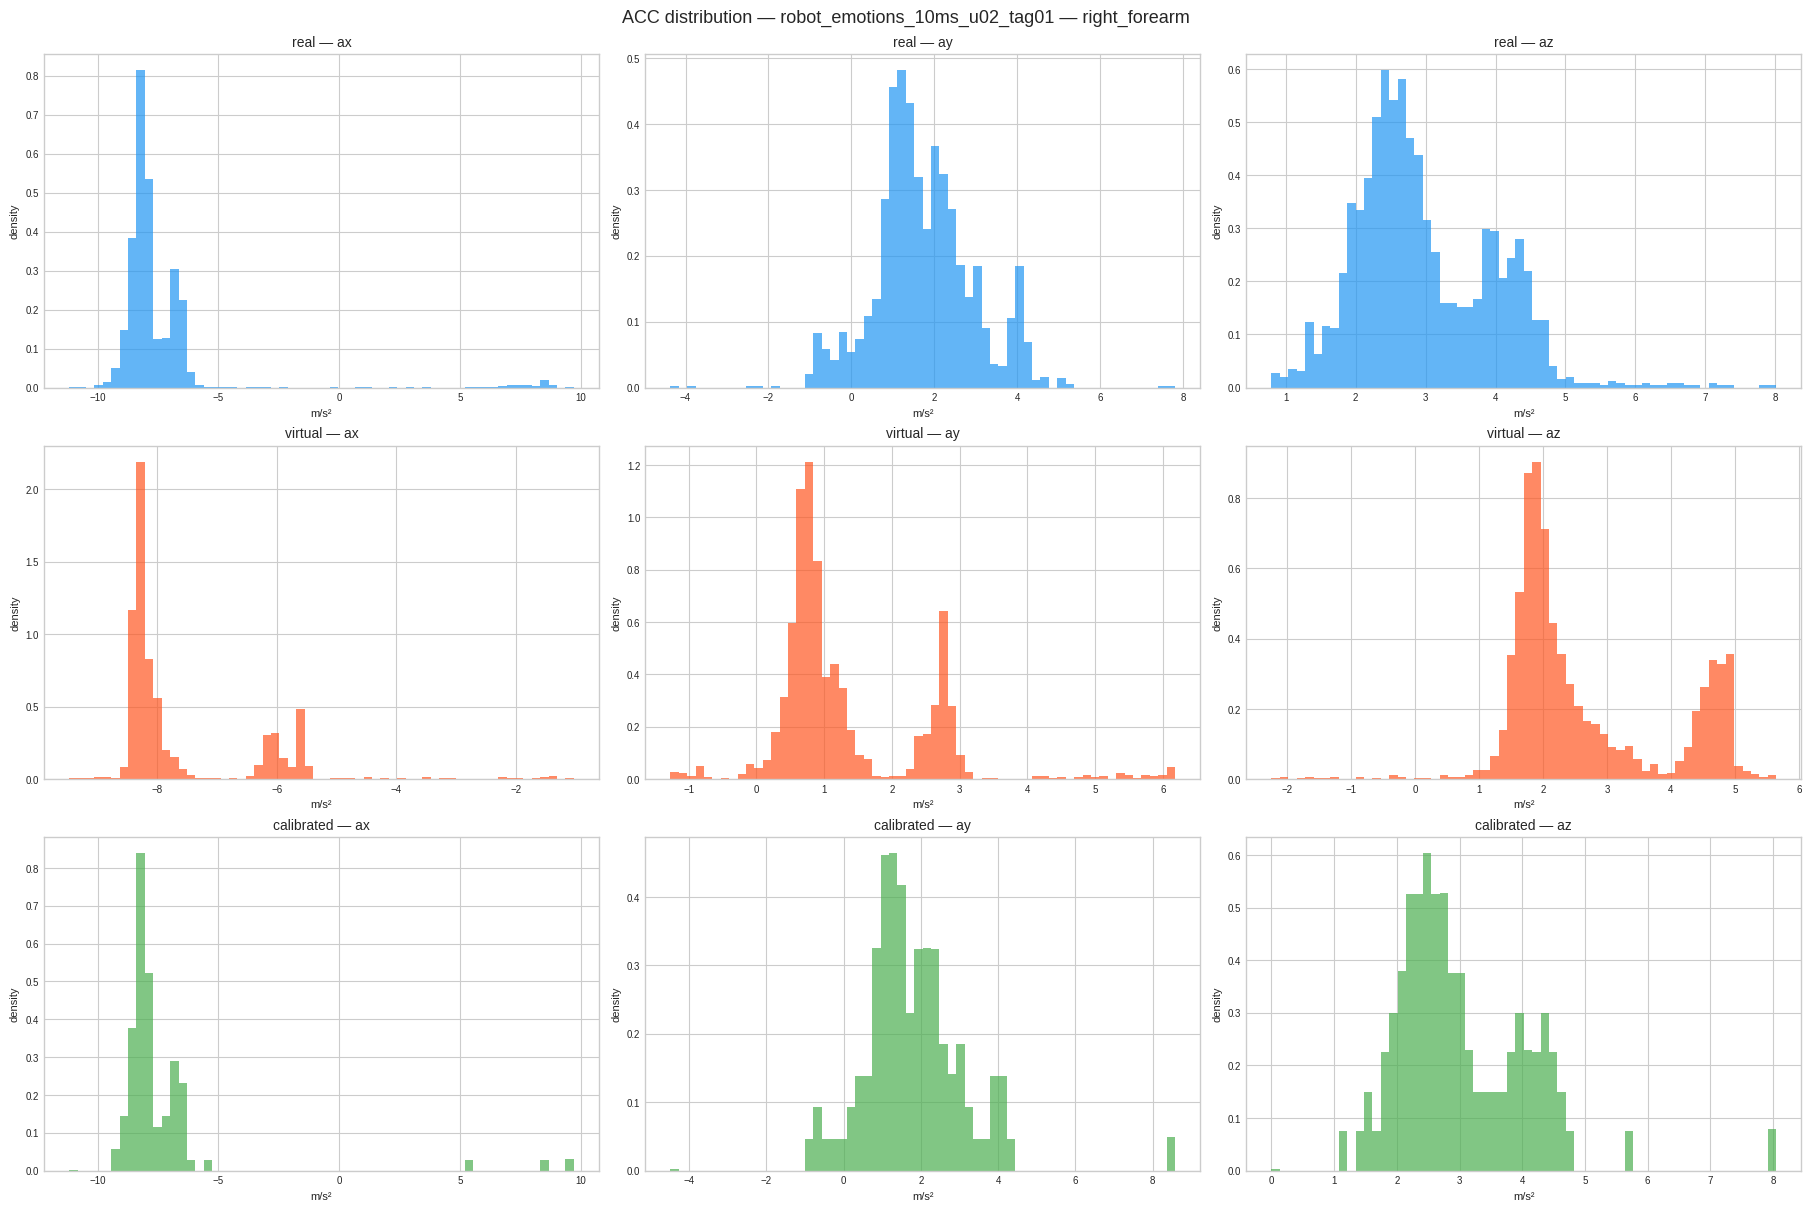
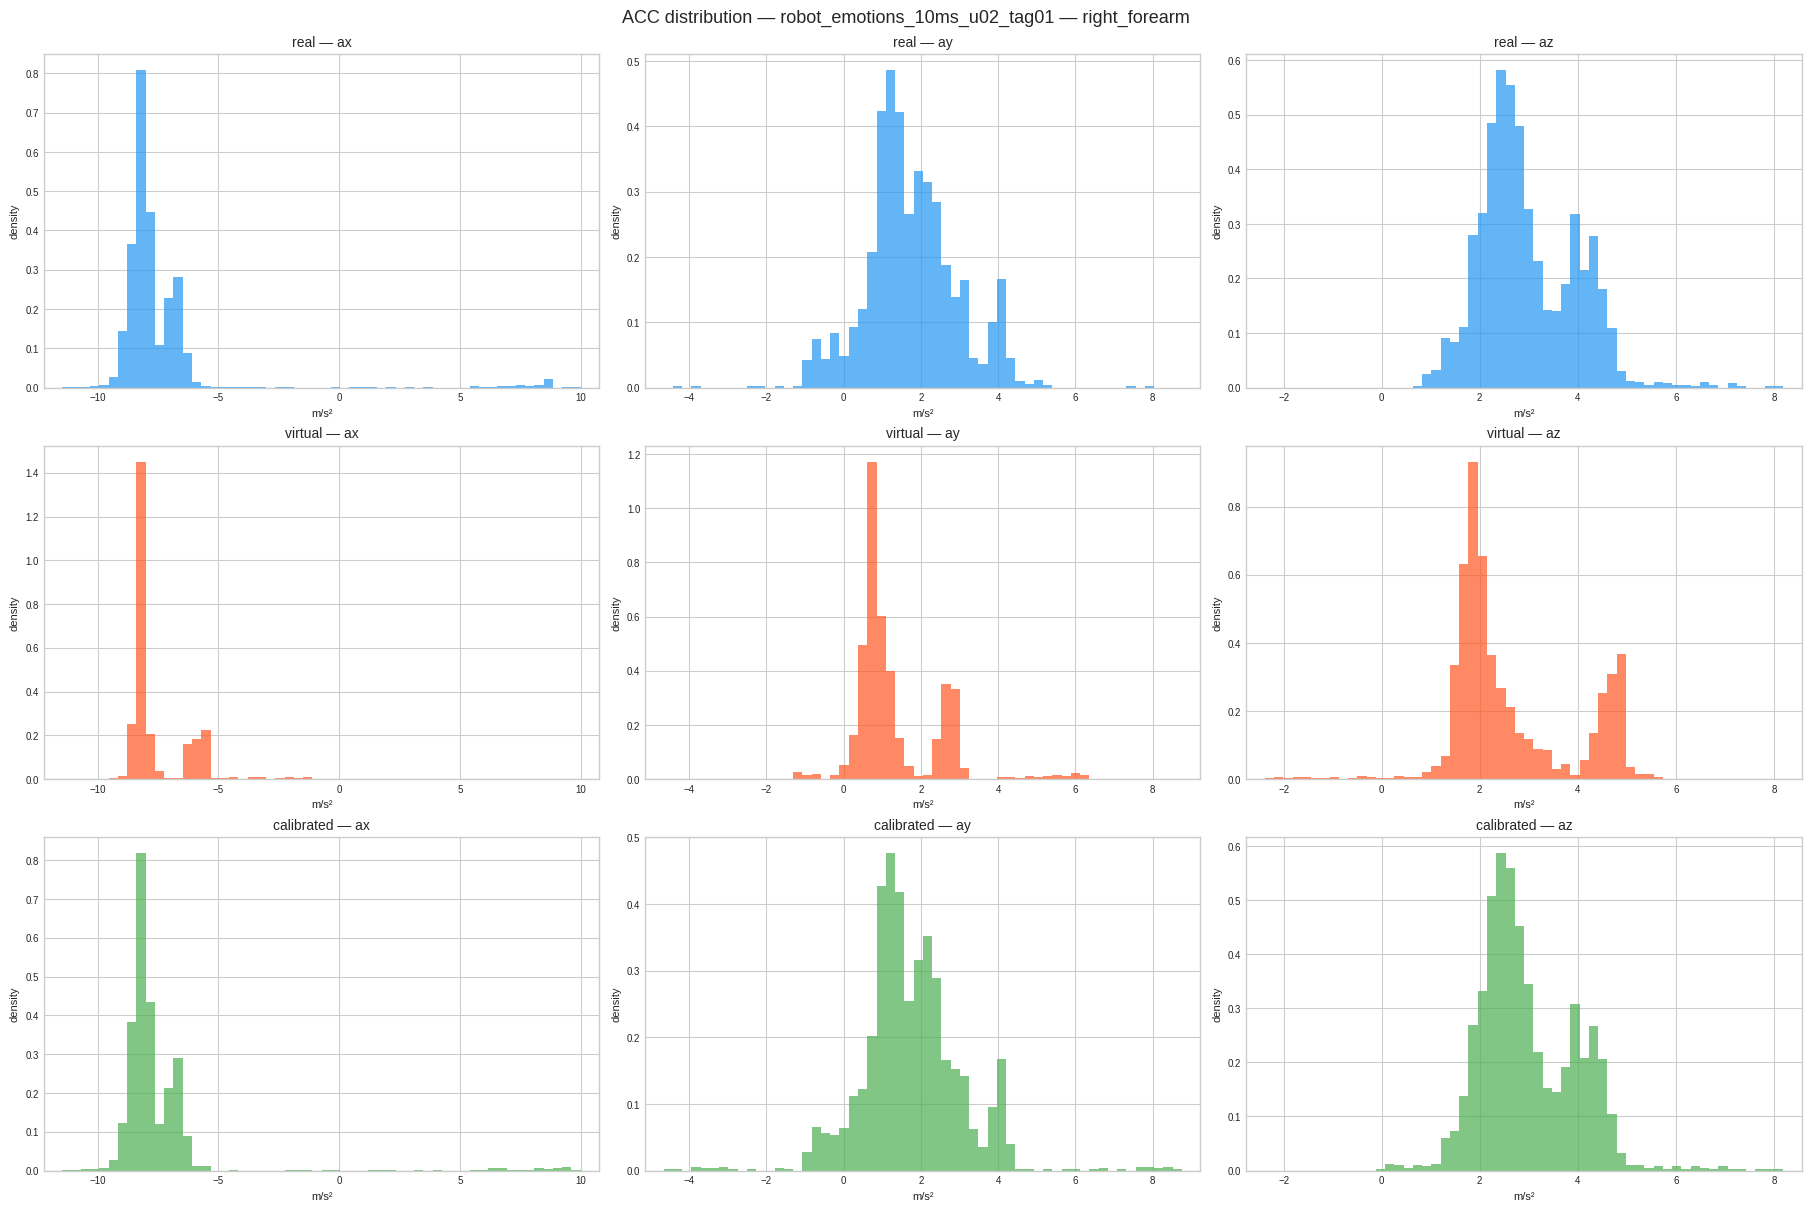
Unified diff of the notebook cell whose output changed from the first chart to the second:
--- before
+++ after
@@ -1,3 +1,16 @@
 # Distribution (histogram): 3 rows (real / virtual / calibrated), 3 columns (x / y / z)
+
+# Compute global x-limits per column so histograms share the same axis range
+col_xlims = []
+for col in range(3):
+    all_vals = []
+    for t, vals in row_data:
+        _, v = utils_module.apply_time_range(t, vals[:, col], TIME_RANGE_SEC)
+        all_vals.append(v)
+    vmin = min(v.min() for v in all_vals)
+    vmax = max(v.max() for v in all_vals)
+    margin = (vmax - vmin) * 0.05
+    col_xlims.append((vmin - margin, vmax + margin))
+
 fig, axes = plt.subplots(3, 3, figsize=(FIGSIZE[0], FIGSIZE[1] * 3), constrained_layout=True)
 fig.suptitle(f"{SIGNAL_GROUP.upper()} distribution — {capture_row['clip_id']} — {SENSOR_NAME}", fontsize=13)
@@ -7,5 +20,7 @@
         ax = axes[row][col]
         _, v_plot = utils_module.apply_time_range(t, vals[:, col], TIME_RANGE_SEC)
-        ax.hist(v_plot, bins=60, color=color, alpha=0.7, density=True)
+        ax.hist(v_plot, bins=60, color=color, alpha=0.7, density=True,
+                range=col_xlims[col])
+        ax.set_xlim(col_xlims[col])
         ax.set_title(f"{label} — {comp}", fontsize=10)
         ax.set_xlabel(unit, fontsize=8)

Commit: Add linear interpolation to calibration